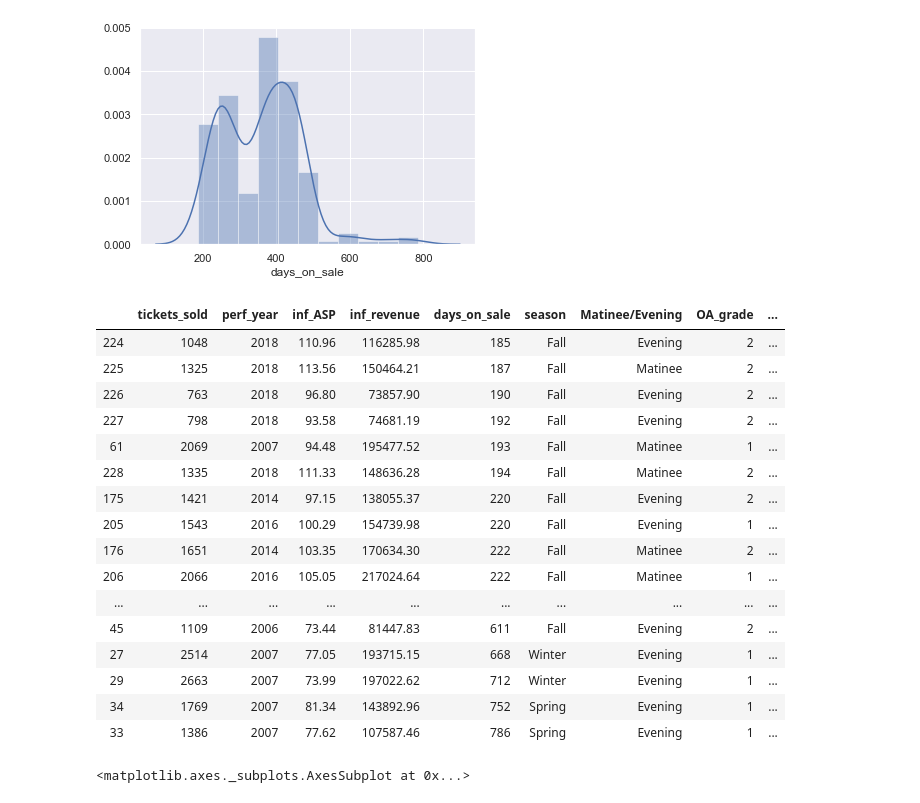
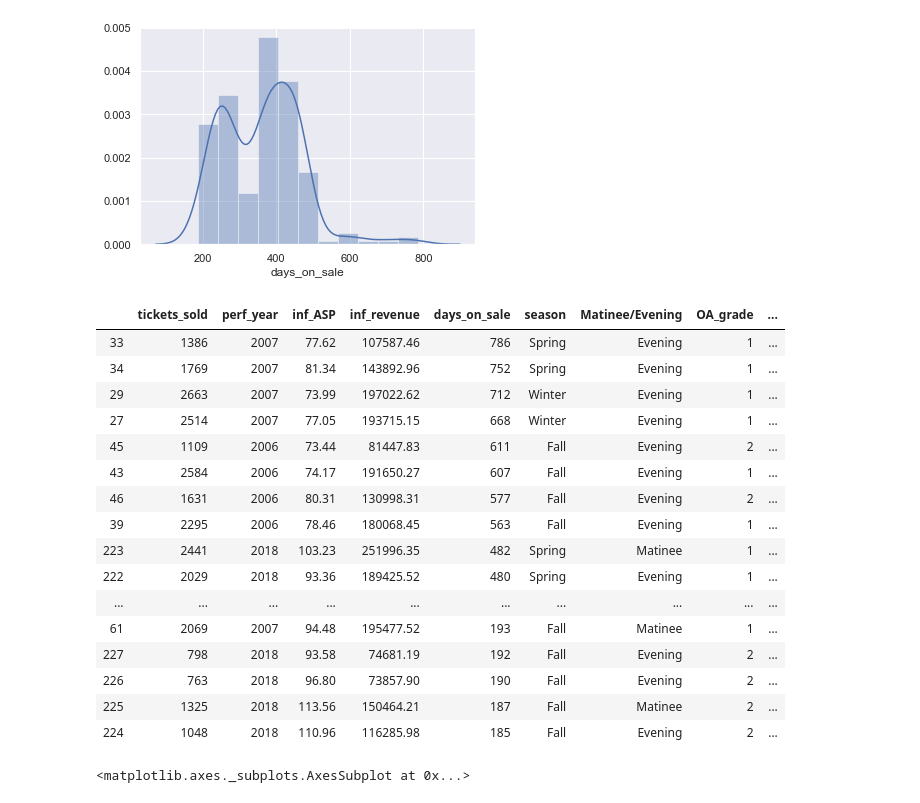
Before and after one commit to SwissMisra/RevenueAnalytics, a Jupyter notebook: Github Analysis.ipynb, the cells around one changed output. Saved outputs shown, nothing was run; the diff lists cells and outputs as text; code cells hidden in the pictures.

```diff
--- a/Github Analysis.ipynb
+++ b/Github Analysis.ipynb
@@ -128,24 +134,25 @@ sns.distplot(x)
 # %% [output]
 <matplotlib.axes._subplots.AxesSubplot at 0x...>
 [figure]
-# %%
-raw_data.sort_values(by=['days_on_sale'])
-# %% [output]
-|  | tickets_sold | perf_year | inf_ASP | inf_revenue | days_on_sale | season | Matinee/Evening | OA_grade | ... |
-| 224 | 1048 | 2018 | 110.96 | 116285.98 | 185 | Fall | Evening | 2 | ... |
-| 225 | 1325 | 2018 | 113.56 | 150464.21 | 187 | Fall | Matinee | 2 | ... |
-| 226 | 763 | 2018 | 96.80 | 73857.90 | 190 | Fall | Evening | 2 | ... |
-| 227 | 798 | 2018 | 93.58 | 74681.19 | 192 | Fall | Evening | 2 | ... |
-| 61 | 2069 | 2007 | 94.48 | 195477.52 | 193 | Fall | Matinee | 1 | ... |
-| 228 | 1335 | 2018 | 111.33 | 148636.28 | 194 | Fall | Matinee | 2 | ... |
-| 175 | 1421 | 2014 | 97.15 | 138055.37 | 220 | Fall | Evening | 2 | ... |
-| 205 | 1543 | 2016 | 100.29 | 154739.98 | 220 | Fall | Evening | 1 | ... |
-| 176 | 1651 | 2014 | 103.35 | 170634.30 | 222 | Fall | Matinee | 2 | ... |
-| 206 | 2066 | 2016 | 105.05 | 217024.64 | 222 | Fall | Matinee | 1 | ... |
-| ... | ... | ... | ... | ... | ... | ... | ... | ... | ... |
-| 45 | 1109 | 2006 | 73.44 | 81447.83 | 611 | Fall | Evening | 2 | ... |
-| 27 | 2514 | 2007 | 77.05 | 193715.15 | 668 | Winter | Evening | 1 | ... |
-| 29 | 2663 | 2007 | 73.99 | 197022.62 | 712 | Winter | Evening | 1 | ... |
-| 34 | 1769 | 2007 | 81.34 | 143892.96 | 752 | Spring | Evening | 1 | ... |
-| 33 | 1386 | 2007 | 77.62 | 107587.46 | 786 | Spring | Evening | 1 | ... |
+# %%
+pd.set_option("display.min_rows", None, "display.max_columns", None)
+raw_data.sort_values(by=['days_on_sale'],ascending=False)
+# %% [output]
+|  | tickets_sold | perf_year | inf_ASP | inf_revenue | days_on_sale | season | Matinee/Evening | OA_grade | ... |
+| 33 | 1386 | 2007 | 77.62 | 107587.46 | 786 | Spring | Evening | 1 | ... |
+| 34 | 1769 | 2007 | 81.34 | 143892.96 | 752 | Spring | Evening | 1 | ... |
+| 29 | 2663 | 2007 | 73.99 | 197022.62 | 712 | Winter | Evening | 1 | ... |
+| 27 | 2514 | 2007 | 77.05 | 193715.15 | 668 | Winter | Evening | 1 | ... |
+| 45 | 1109 | 2006 | 73.44 | 81447.83 | 611 | Fall | Evening | 2 | ... |
+| 43 | 2584 | 2006 | 74.17 | 191650.27 | 607 | Fall | Evening | 1 | ... |
+| 46 | 1631 | 2006 | 80.31 | 130998.31 | 577 | Fall | Evening | 2 | ... |
+| 39 | 2295 | 2006 | 78.46 | 180068.45 | 563 | Fall | Evening | 1 | ... |
+| 223 | 2441 | 2018 | 103.23 | 251996.35 | 482 | Spring | Matinee | 1 | ... |
+| 222 | 2029 | 2018 | 93.36 | 189425.52 | 480 | Spring | Evening | 1 | ... |
+| ... | ... | ... | ... | ... | ... | ... | ... | ... | ... |
+| 61 | 2069 | 2007 | 94.48 | 195477.52 | 193 | Fall | Matinee | 1 | ... |
+| 227 | 798 | 2018 | 93.58 | 74681.19 | 192 | Fall | Evening | 2 | ... |
+| 226 | 763 | 2018 | 96.80 | 73857.90 | 190 | Fall | Evening | 2 | ... |
+| 225 | 1325 | 2018 | 113.56 | 150464.21 | 187 | Fall | Matinee | 2 | ... |
+| 224 | 1048 | 2018 | 110.96 | 116285.98 | 185 | Fall | Evening | 2 | ... |
 # %%
```
Also changed, not shown: parts of 21 cells of this notebook.
